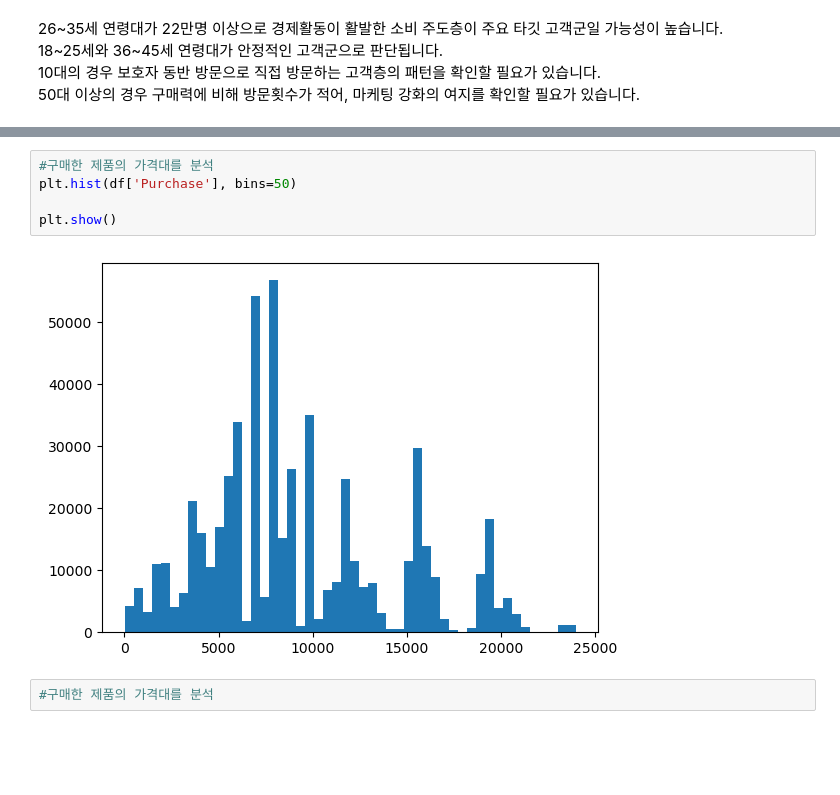
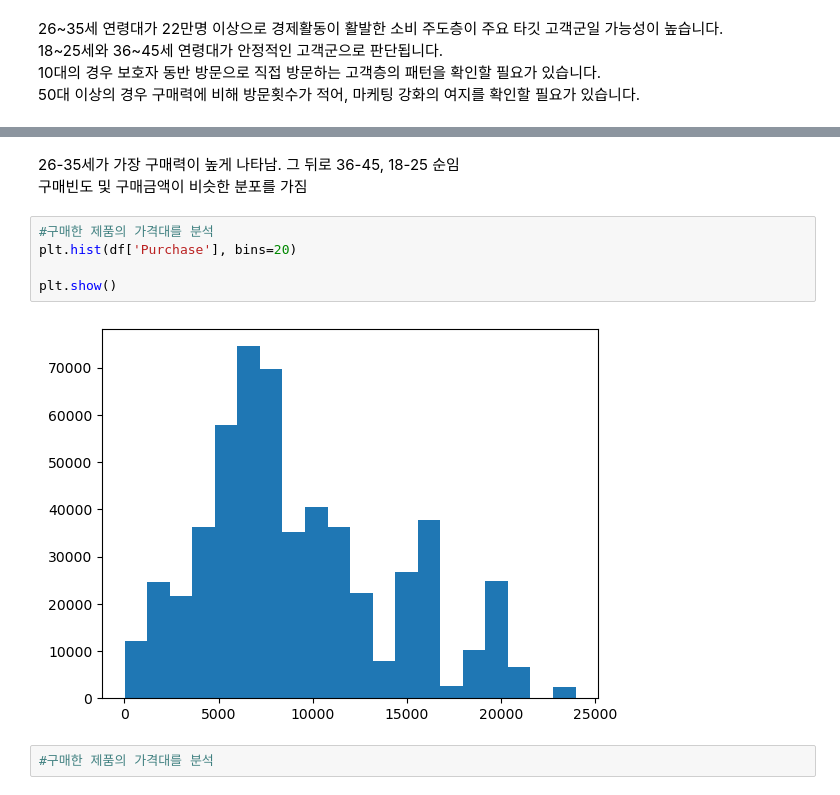
Before and after one commit to cherrima/hipython, a Jupyter notebook: 45_데이터분석_Wallmart_강창희.ipynb, the cells around one changed output, grey strips where cells are left out. Drawn from its saved outputs; the diff is of its cells as text; blank space fills up the shorter version.

```diff
--- a/45_데이터분석_Wallmart_강창희.ipynb
+++ b/45_데이터분석_Wallmart_강창희.ipynb
@@ -128,10 +142,13 @@ plt.show()
+# %% [markdown]
+26-35세가 가장 구매력이 높게 나타남. 그 뒤로 36-45, 18-25 순임 <br>
+구매빈도 및 구매금액이 비슷한 분포를 가짐
 # %%
 #구매한 제품의 가격대를 분석
-plt.hist(df['Purchase'], bins=50)
+plt.hist(df['Purchase'], bins=20)
 
 plt.show()
 # %% [output]
-[figure, old version]
+[figure, new version]
 # %%
 #구매한 제품의 가격대를 분석
 # %%
```
Also changed, not shown: parts of 41 cells of this notebook, 2 other files.
